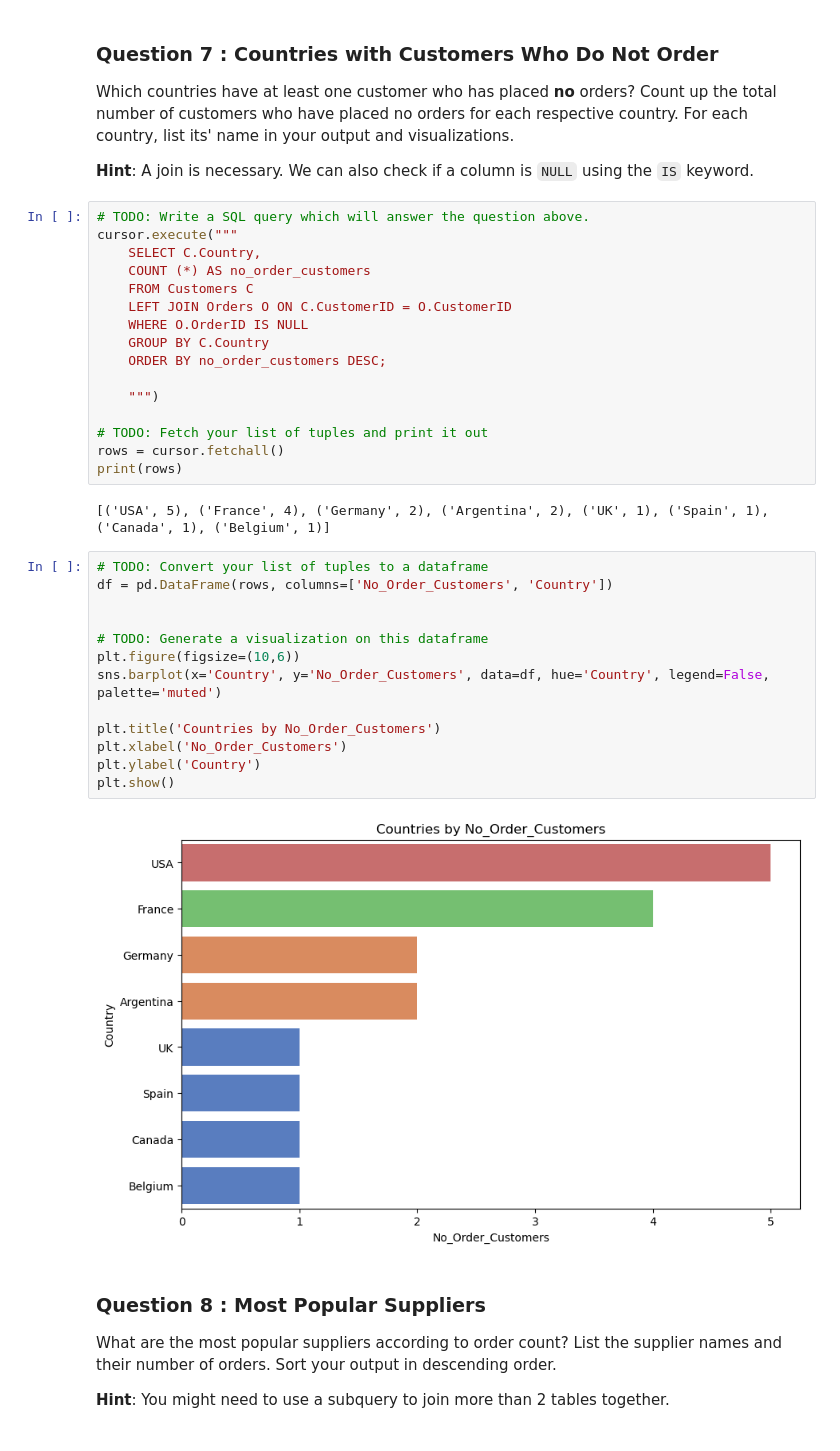
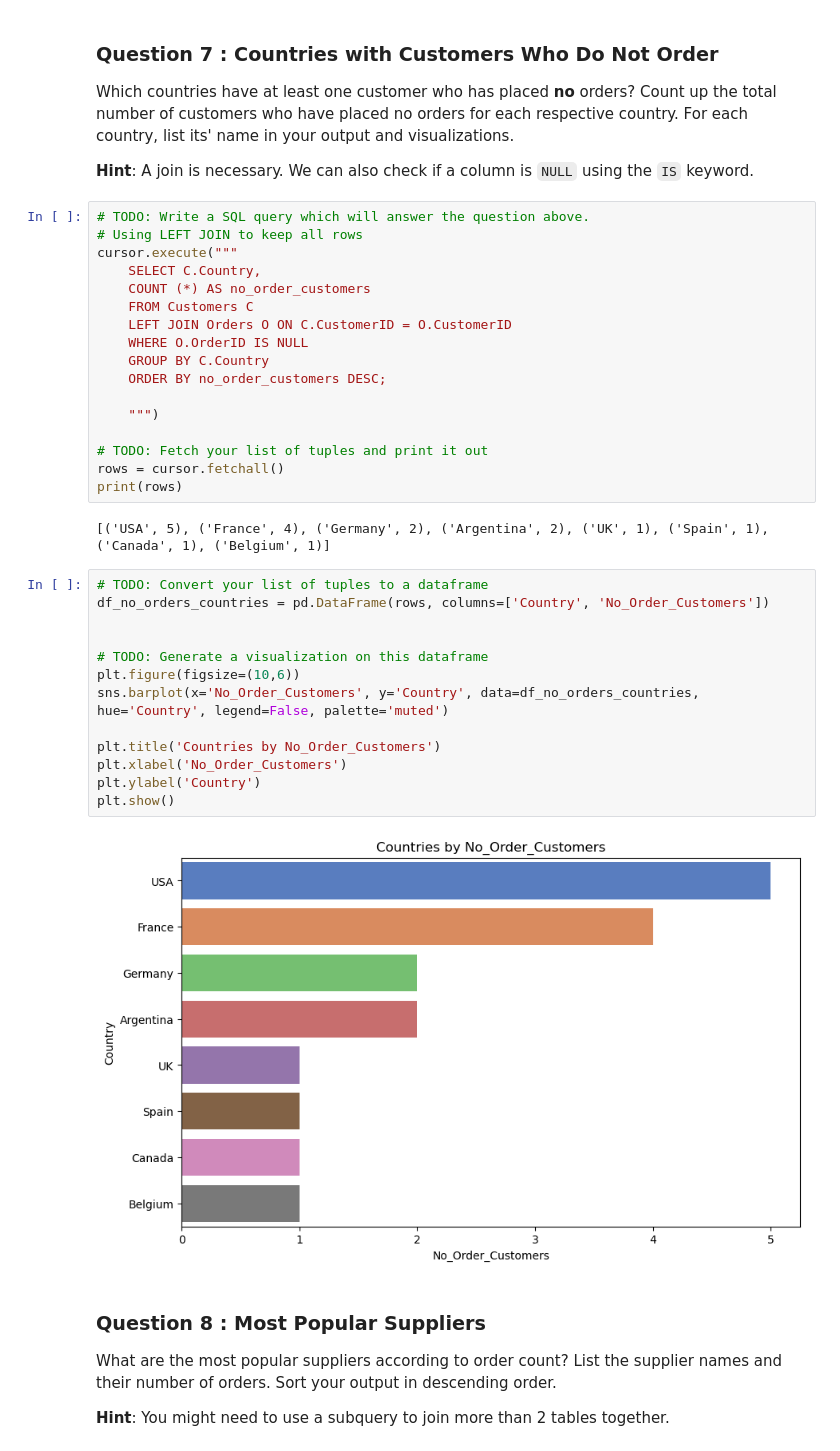
Before and after one commit to NadyaT-hub/Ad-Hoc-Food-Report, a Jupyter notebook: adhoc-sql/adhoc_report.ipynb, the cells around one changed output. Drawn from its saved outputs; the diff is of its cells as text.

```diff
--- a/adhoc-sql/adhoc_report.ipynb
+++ b/adhoc-sql/adhoc_report.ipynb
@@ -224,6 +224,7 @@ Which countries have at least one customer who has placed **no** orders? Count u
 **Hint**: A join is necessary. We can also check if a column is `NULL` using the `IS` keyword.
 # %%
 # TODO: Write a SQL query which will answer the question above.
+# Using LEFT JOIN to keep all rows
 cursor.execute("""
     SELECT C.Country,
     COUNT (*) AS no_order_customers
@@ -242,19 +243,19 @@ print(rows)
 [('USA', 5), ('France', 4), ('Germany', 2), ('Argentina', 2), ('UK', 1), ('Spain', 1), ('Canada', 1), ('Belgium', 1)]
 # %%
 # TODO: Convert your list of tuples to a dataframe
-df = pd.DataFrame(rows, columns=['No_Order_Customers', 'Country'])
+df_no_orders_countries = pd.DataFrame(rows, columns=['Country', 'No_Order_Customers'])
 
 
 # TODO: Generate a visualization on this dataframe
 plt.figure(figsize=(10,6))
-sns.barplot(x='Country', y='No_Order_Customers', data=df, hue='Country', legend=False, palette='muted')
+sns.barplot(x='No_Order_Customers', y='Country', data=df_no_orders_countries, hue='Country', legend=False, palette='muted')
 
 plt.title('Countries by No_Order_Customers')
 plt.xlabel('No_Order_Customers')
 plt.ylabel('Country')
 plt.show()
 # %% [output]
-[figure, old version]
+[figure, new version]
 # %% [markdown]
 ### Question 8 : Most Popular Suppliers
 
```
Also changed, not shown: parts of 20 cells of this notebook.
